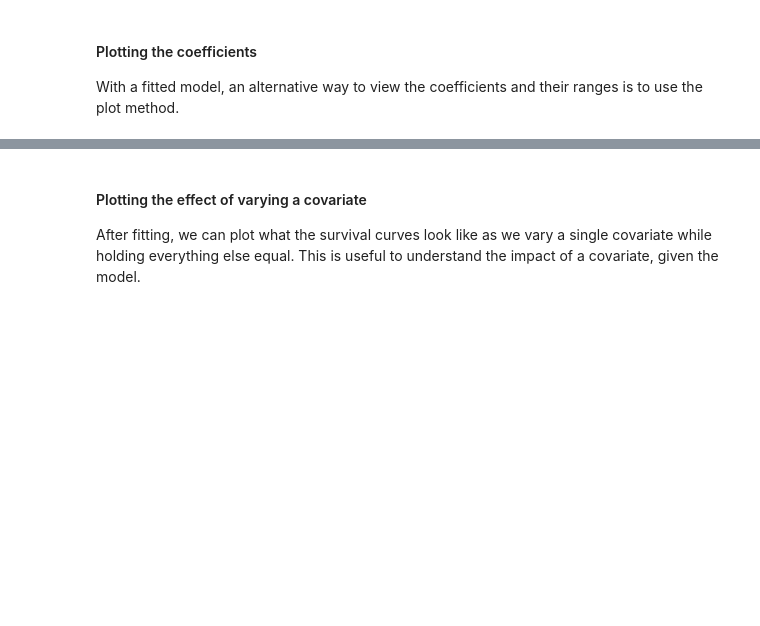
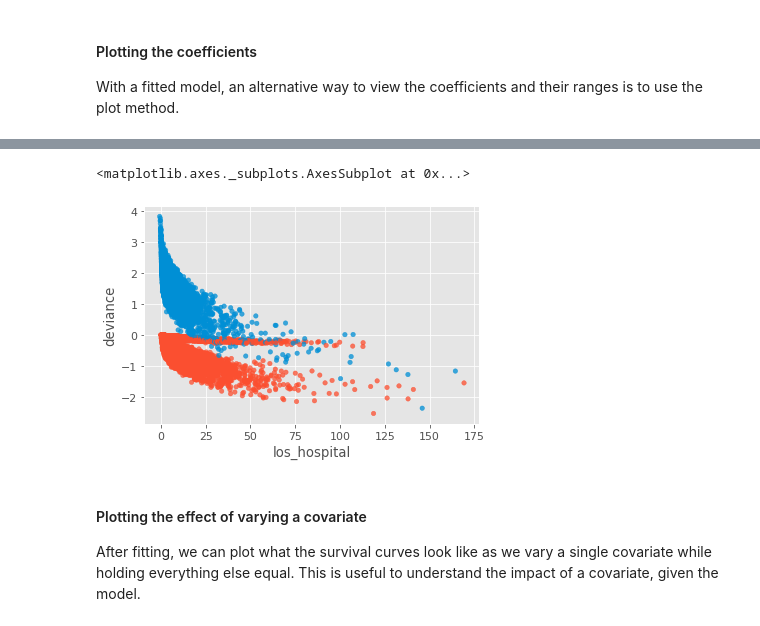
Before and after one commit to bseewald/fairness-ml-health, a Jupyter notebook: notebooks/mimic-iii/transplants/cox_regression.ipynb, the cells around one changed output, grey strips where cells are left out. Saved outputs shown, nothing was run; the diff lists cells and outputs as text; code cells hidden in the pictures; blank space fills up the shorter version.

```diff
--- a/notebooks/mimic-iii/transplants/cox_regression.ipynb
+++ b/notebooks/mimic-iii/transplants/cox_regression.ipynb
@@ -472,0 +450,3 @@ cph.plot(ax=ax[1])
+# %%
+# r = cph.compute_residuals(cohort[features], 'martingale')
+r = cph.compute_residuals(cohort[features], 'deviance')
@@ -473,3 +462,9 @@ cph.plot(ax=ax[1])
+# %%
+r.plot.scatter(x='los_hospital', y='deviance', c=np.where(r['hospital_expire_flag'], '#008fd5', '#fc4f30'),
+               alpha=0.75)
+# %% [output]
+<matplotlib.axes._subplots.AxesSubplot at 0x...>
+[figure, added]
 # %% [markdown]
 #### Plotting the effect of varying a covariate
 
```
Also changed, not shown: parts of 22 cells of this notebook.
